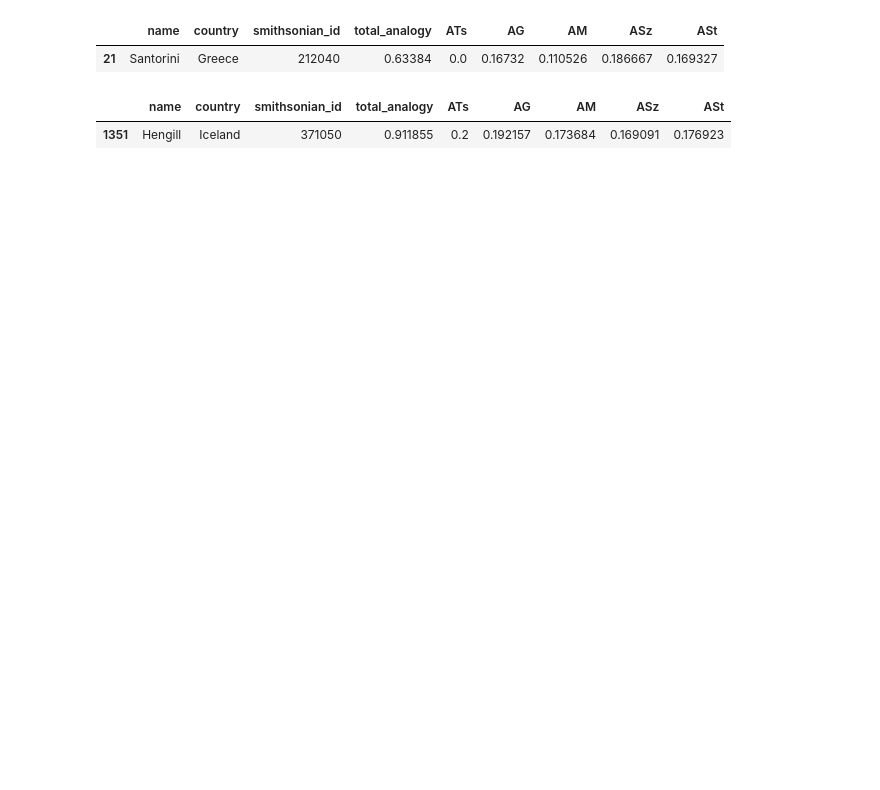
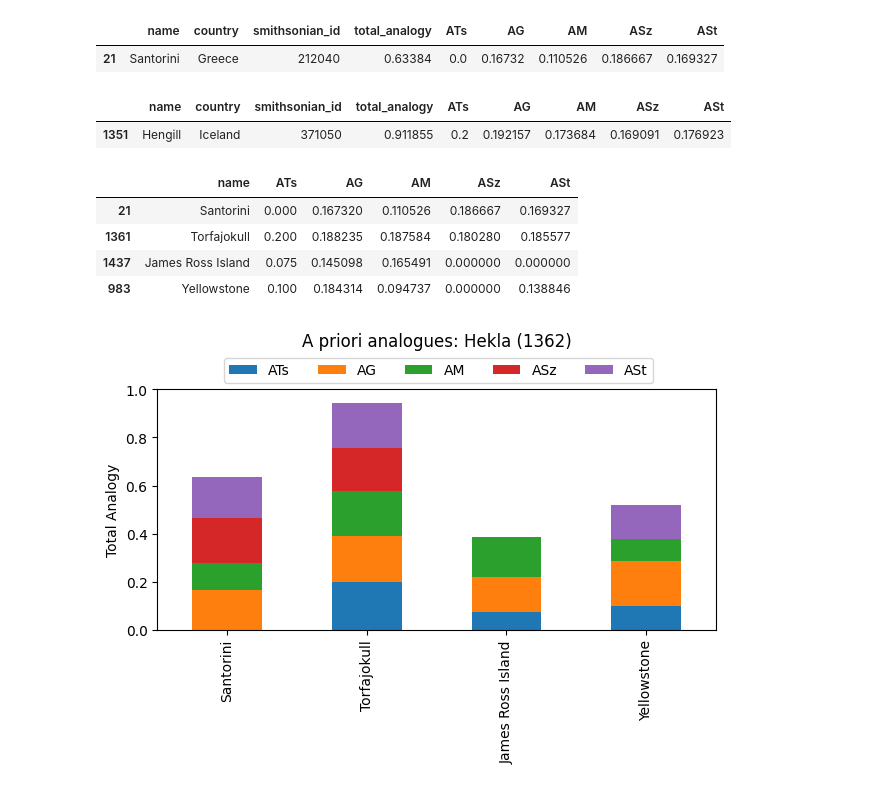
Before and after one commit to BritishGeologicalSurvey/pyvolcans, a Jupyter notebook: docs/pyVOLCANS.ipynb, the cells around one changed output. Drawn from its saved outputs; the diff is of its cells as text; code cells hidden in the pictures; blank space fills up the shorter version.

Commit message:
Add volcano details and apriori plots to notebook

```diff
--- a/docs/pyVOLCANS.ipynb
+++ b/docs/pyVOLCANS.ipynb
@@ -4,18 +4,26 @@
 import pyvolcans.pyvolcans_func as pvf
 # %%
 # Prepare arguments
-volcano_input = 'Hekla'
+volcano_input = 'Hekla'  # Can be name or ID
 weights = {'tectonic_setting': 0.2,
            'geochemistry': 0.2,
            'morphology': 0.2,
            'eruption_size': 0.2,
            'eruption_style': 0.2
           }
-assert sum(weights.values()) == 1  # Weights must add up to 1
 count = 10
 
+# Validate input arguments
+if isinstance(volcano_input, int):
+    volcano_name = pvf.get_volcano_name_from_idx(volcano_input)
+    volcano_id = volcano_input
+else:
+    volcano_name = volcano_input
+    volcano_id = pvf.get_volcano_idx_from_name(volcano_input)
+
+assert sum(weights.values()) == 1  # Weights must add up to 1
+
 # Calculate analogy scores
-weights = pvf.set_weights_from_args(weights)
 volcans_result = pvf.calculate_weighted_analogy_matrix(volcano_input, weights)
 top_analogues, volcano_name = pvf.get_analogies(volcano_input, volcans_result, count)
 pvf.warn_on_perfect_analogues(result=top_analogues)
@@ -46,3 +75,19 @@ volcans_result.loc[volcans_result['smithsonian_id'] == 371050]
 # %% [output]
 |  | name | country | smithsonian_id | total_analogy | ATs | AG | AM | ASz | ASt |
 | 1351 | Hengill | Iceland | 371050 | 0.911855 | 0.2 | 0.192157 | 0.173684 | 0.169091 | 0.176923 |
+# %%
+# Plot comparisons with specific volcanoes selected apriori
+apriori_volcanoes = ['Santorini', 'Torfajokull', 'James Ross Island', 'Yellowstone']
+
+# weights label is used in the filename if save_figure is True
+weights_label = 'Ts{:.3f}G{:.3f}M{:.3f}Sz{:.3f}St{:.3f}'.format(*weights.values())
+
+pvf.plot_bar_apriori_analogues(volcano_name, volcano_id, apriori_volcanoes,
+                               volcans_result, weights_label, save_figure=False)
+# %% [output]
+|  | name | ATs | AG | AM | ASz | ASt |
+| 21 | Santorini | 0.000 | 0.167320 | 0.110526 | 0.186667 | 0.169327 |
+| 1361 | Torfajokull | 0.200 | 0.188235 | 0.187584 | 0.180280 | 0.185577 |
+| 1437 | James Ross Island | 0.075 | 0.145098 | 0.165491 | 0.000000 | 0.000000 |
+| 983 | Yellowstone | 0.100 | 0.184314 | 0.094737 | 0.000000 | 0.138846 |
+[figure, added]
```
Also changed, not shown: parts of 2 cells of this notebook.
